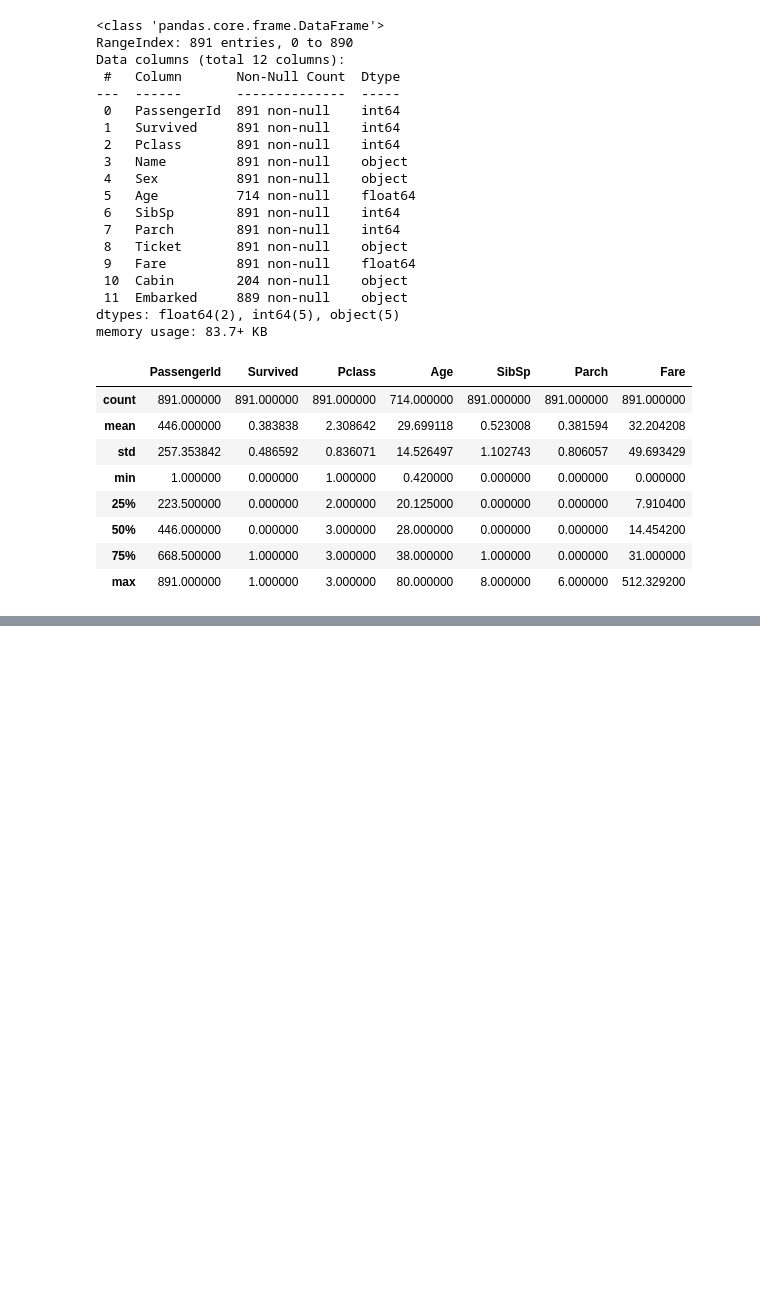
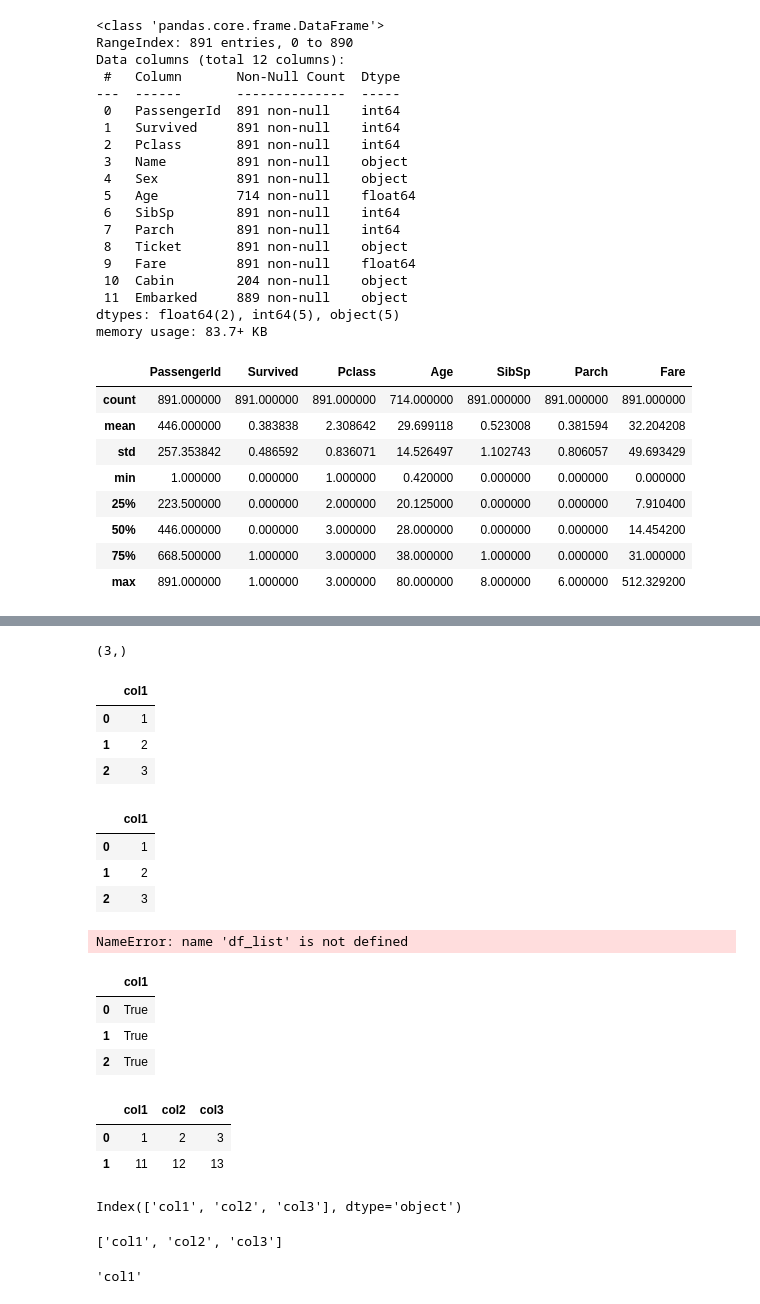
Before and after one commit to YunhoKim21/Numpy-Tutorial, a Jupyter notebook: numpy tutorial.ipynb, the cells around one changed output, grey strips where cells are left out. Drawn from its saved outputs; the diff is of its cells as text; code cells hidden in the pictures; blank space fills up the shorter version.

```diff
--- a/numpy tutorial.ipynb
+++ b/numpy tutorial.ipynb
@@ -495,0 +574,4 @@ import numpy as np
+# %%
+print(array1.shape)
+# %% [output]
+(3,)
@@ -495,0 +580,7 @@ import numpy as np
+# %%
+df_list1
+# %% [output]
+|  | col1 |
+| 0 | 1 |
+| 1 | 2 |
+| 2 | 3 |
@@ -495,0 +589,22 @@ import numpy as np
+# %%
+df_array1
+# %% [output]
+|  | col1 |
+| 0 | 1 |
+| 1 | 2 |
+| 2 | 3 |
+# %%
+df_list == df_array
+# %% [output]
+NameError: name 'df_list' is not defined
+# %%
+df_list1 == df_array1
+# %% [output]
+|  | col1 |
+| 0 | True |
+| 1 | True |
+| 2 | True |
+# %%
+col_name2 = ['col1', 'col2', 'col3']
+# %%
+list2 = [[1, 2, 3], [11, 12 ,13]]
@@ -495,0 +613,20 @@ import numpy as np
+# %%
+df_list2 = pd.DataFrame(list2, columns = col_name2)
+# %%
+df_list2
+# %% [output]
+|  | col1 | col2 | col3 |
+| 0 | 1 | 2 | 3 |
+| 1 | 11 | 12 | 13 |
+# %%
+df_list2.columns
+# %% [output]
+Index(['col1', 'col2', 'col3'], dtype='object')
+# %%
+list(df_list2.columns)
+# %% [output]
+['col1', 'col2', 'col3']
+# %%
+df_list2.columns[0]
+# %% [output]
+'col1'
```
Also changed, not shown: parts of 43 cells of this notebook, 2 other files.
